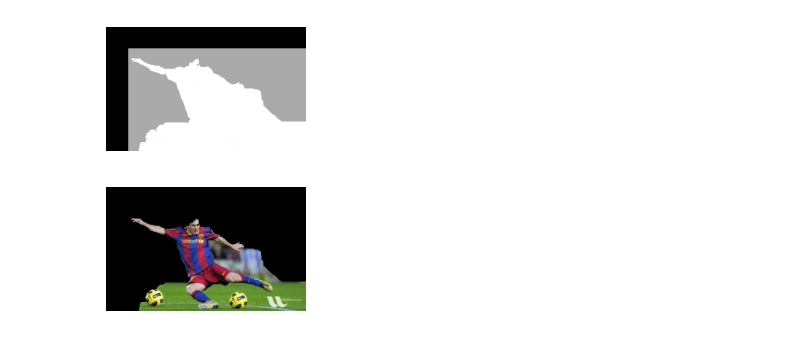
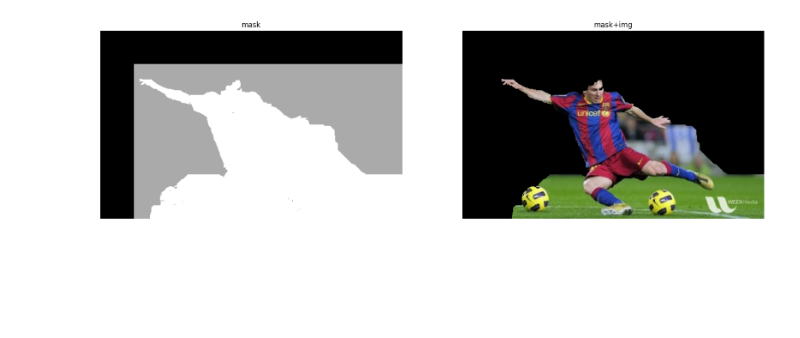
Before and after one commit to masterAllen/LearnOpenCV, a Jupyter notebook: code/image_segemnt.ipynb, the cells around one changed output. Drawn from its saved outputs; the diff is of its cells as text; code cells hidden in the pictures; blank space fills up the shorter version.

```diff
--- a/code/image_segemnt.ipynb
+++ b/code/image_segemnt.ipynb
@@ -25,24 +7,26 @@ src = cv2.imread('./image/messi5.jpg', -1)
 # %%
 '''
 grabCut 初次使用
 '''
+src = cv2.imread('./image/messi5.jpg', -1)
+
 # mask - 这是一个掩码图像，我们指定哪些区域是背景，前景或可能的背景/前景等。取值为 [0, 4)，具体可搜索 GrabCutClasses
 # rect - 矩形的坐标，包括格式为（x，y，w，h）的前景对象
 # bdgModel, fgdModel - 内部算法使用的数组。通常只需创建两个大小为(1, 65)的 np.float64 类型零数组。
 mask = np.ones(src.shape[0:2], np.uint8) * 3
 rect = (50, 50, 450, 290)
 bgdModel = np.zeros((1,65), np.float64)
 fgdModel = np.zeros((1,65), np.float64)
 
 mask, bgdModel, fgdModel = cv2.grabCut(src, mask, rect, bgdModel, fgdModel, 5, cv2.GC_INIT_WITH_RECT)
 
 # mask: 0 肯定背景，1 肯定前景，2 可能背景，3 可能前景
-show_image(mask)
-
-show_image_with_mask(src, (mask==1)|(mask==3))
+show_images([
+    ('mask', mask),                               # 掩码
+    ('mask+img', mask_img(src, (mask==1)|(mask==3))), # 掩码后的图片
+])
 # %% [output]
-[figure, old version]
+[figure, new version]
-[figure, removed]
 # %%
 '''
 添加自定义的前景背景，加强 grabCut 准确度
```
Also changed, not shown: parts of 4 cells of this notebook, 6 other files.
